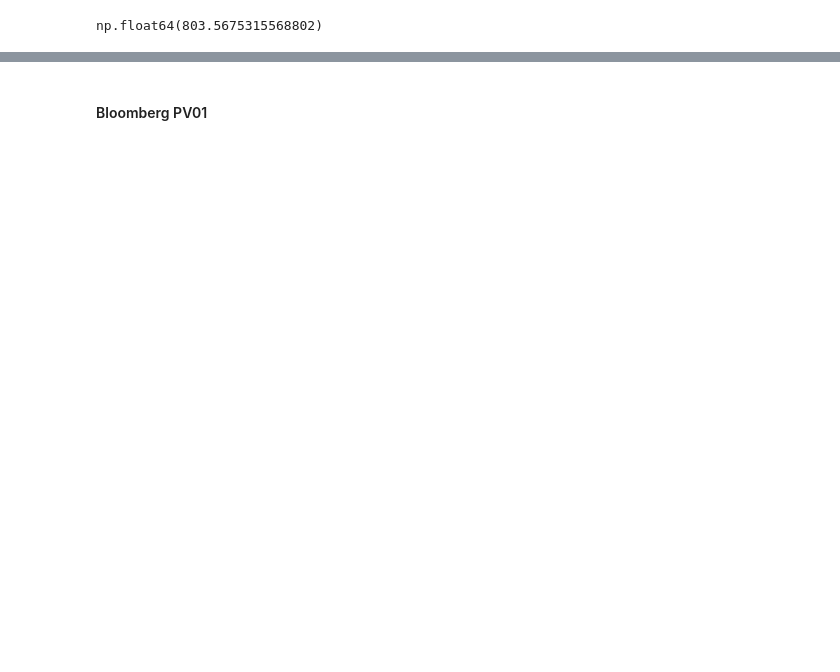
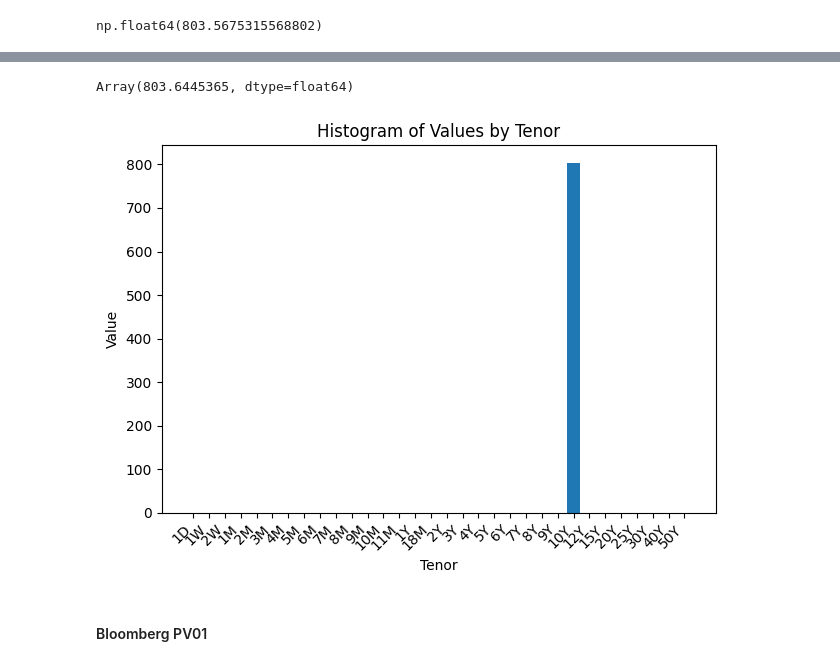
Before and after one commit to ludcode/ADRates, a Jupyter notebook: notebooks/discount_curve_notebook.ipynb, the cells around one changed output, grey strips where cells are left out. Cells and saved outputs as stored; diff of their text form; code cells hidden in the pictures; blank space fills up the shorter version.

```diff
--- a/notebooks/discount_curve_notebook.ipynb
+++ b/notebooks/discount_curve_notebook.ipynb
@@ -215,0 +214,9 @@ swap.value(value_dt,oisCurveObj_bump)
+# %%
+# Using Automatic Differentiation
+
+requests = [RequestTypes.VALUE,
+            RequestTypes.DELTA]
+
+pos = swap.position(model)
+
+res = pos.compute(requests)
@@ -216,3 +239,20 @@ swap.value(value_dt,oisCurveObj_bump)
+# %%
+# 1st order derivative as PV01
+sum(res['delta'])
+# %% [output]
+Array(803.6445365, dtype=float64)
+# %%
+# Histogram plot instead of line plot
+plt.figure()
+plt.bar(tenor_list, res['delta'])
+plt.xticks(rotation=45, ha='right')
+plt.xlabel('Tenor')
+plt.ylabel('Value')
+plt.title('Histogram of Values by Tenor')
+plt.tight_layout()
+plt.show()
+# %% [output]
+[figure, added]
 # %% [markdown]
 #### Bloomberg PV01
 
```
Also changed, not shown: parts of 23 cells of this notebook, 9 other files.
